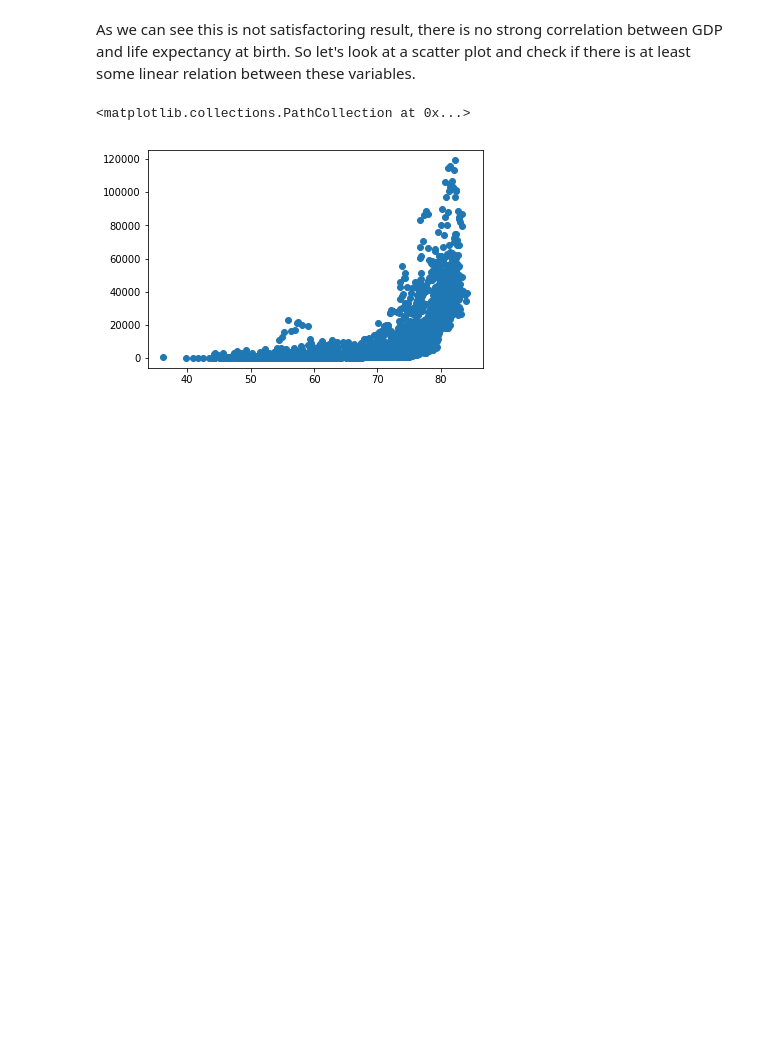
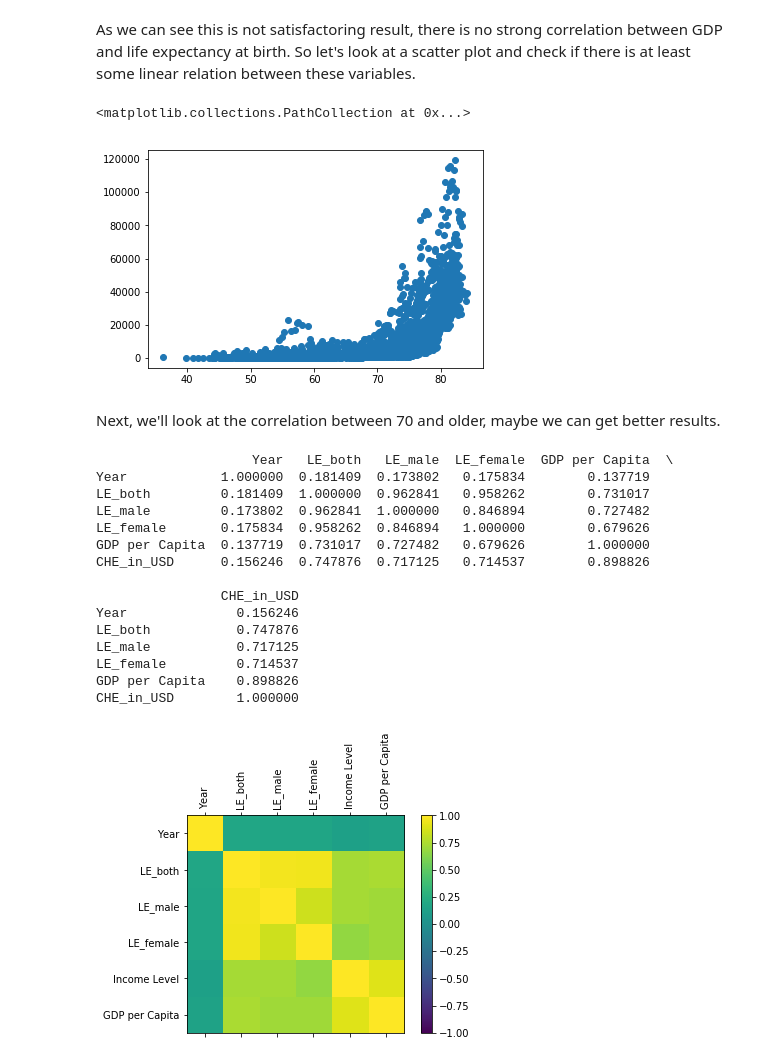
Before and after one commit to patrickFuerst/human_life_exp, a Jupyter notebook: Data Analysis(Michael).ipynb, the cells around one changed output. Drawn from its saved outputs; the diff is of its cells as text; code cells hidden in the pictures; blank space fills up the shorter version.

```diff
--- a/Data Analysis(Michael).ipynb
+++ b/Data Analysis(Michael).ipynb
@@ -54,3 +84,35 @@ plt.scatter(data["LE_both"], data["GDP per Capita"])
 # %% [output]
 <matplotlib.collections.PathCollection at 0x...>
 [figure]
+# %% [markdown]
+Next, we'll look at the correlation between 70 and older, maybe we can get better results.
+# %%
+data_elderly = data[data.LE_both > 70]
+correlations_elderly = data_elderly.corr()
+print(correlations_elderly)
+# plot correlation matrix
+fig = plt.figure()
+ax = fig.add_subplot(111)
+cax = ax.matshow(correlations_elderly, vmin=-1, vmax=1)
+fig.colorbar(cax)
+ax.xaxis.set_tick_params(rotation=90)
+ax.set_xticklabels(data.columns)
+ax.set_yticklabels(data.columns)
+plt.show()
+# %% [output]
+                    Year   LE_both   LE_male  LE_female  GDP per Capita  \
+Year            1.000000  0.181409  0.173802   0.175834        0.137719
+LE_both         0.181409  1.000000  0.962841   0.958262        0.731017
+LE_male         0.173802  0.962841  1.000000   0.846894        0.727482
+LE_female       0.175834  0.958262  0.846894   1.000000        0.679626
+GDP per Capita  0.137719  0.731017  0.727482   0.679626        1.000000
+CHE_in_USD      0.156246  0.747876  0.717125   0.714537        0.898826
+
+                CHE_in_USD
+Year              0.156246
+LE_both           0.747876
+LE_male           0.717125
+LE_female         0.714537
+GDP per Capita    0.898826
+CHE_in_USD        1.000000
+[figure, added]
```
Also changed, not shown: parts of 9 cells of this notebook.
